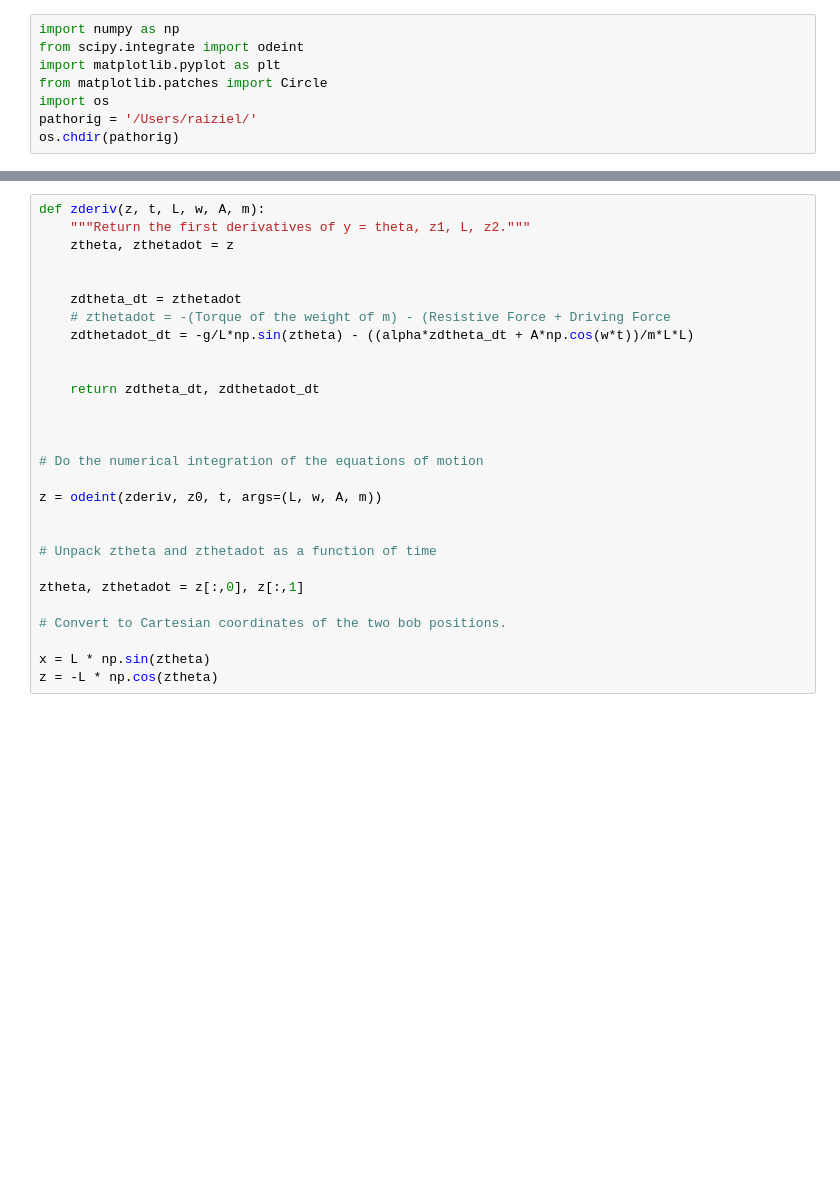
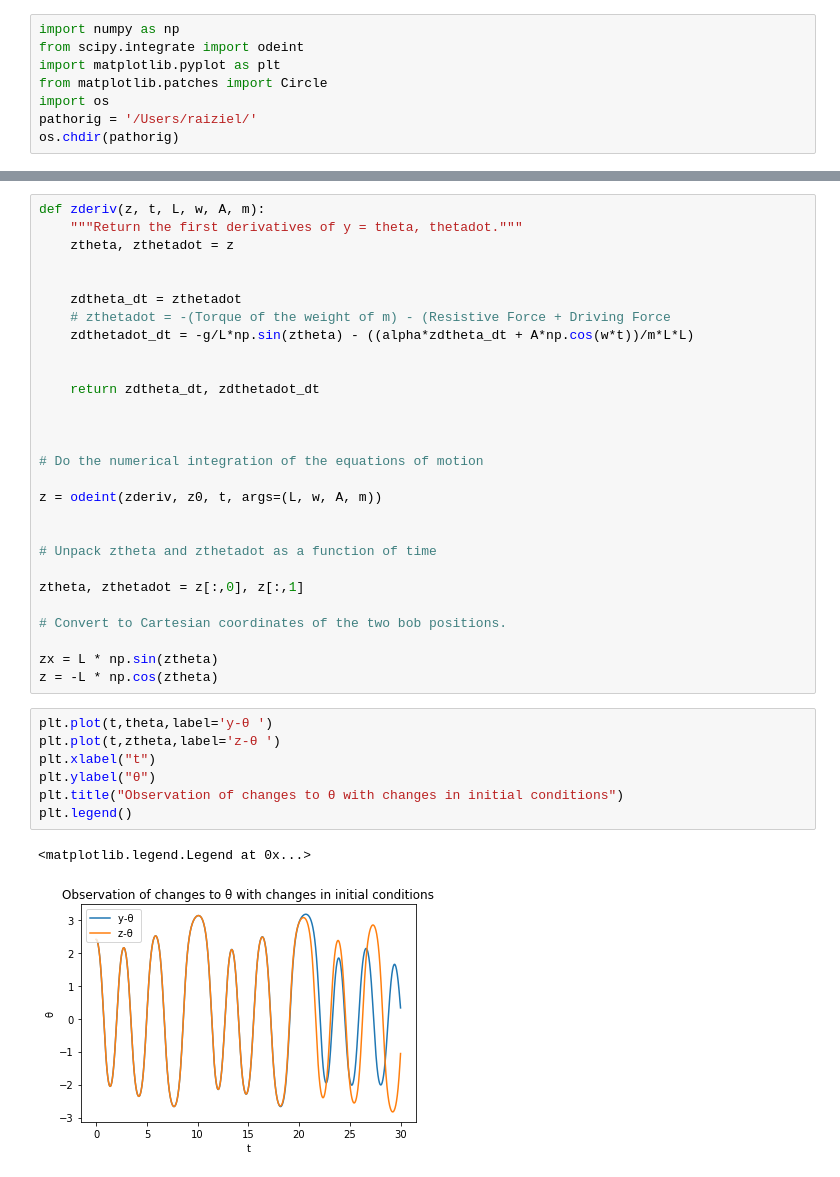
Before and after one commit to Raiziel/Experimental-Physics-Python-Projects, a Jupyter notebook: Damped Driven Pendulum.ipynb, the cells around one changed output, grey strips where cells are left out. Cells and saved outputs as stored; diff of their text form; blank space fills up the shorter version.

```diff
--- a/Damped Driven Pendulum.ipynb
+++ b/Damped Driven Pendulum.ipynb
@@ -74,6 +84,6 @@ y = -L * np.cos(theta)
 # %%
 def zderiv(z, t, L, w, A, m):
-    """Return the first derivatives of y = theta, z1, L, z2."""
+    """Return the first derivatives of y = theta, thetadot."""
     ztheta, zthetadot = z
 
 
@@ -97,6 +107,16 @@ ztheta, zthetadot = z[:,0], z[:,1]
 
 # Convert to Cartesian coordinates of the two bob positions.
 
-x = L * np.sin(ztheta)
+zx = L * np.sin(ztheta)
 z = -L * np.cos(ztheta)
+# %%
+plt.plot(t,theta,label='y-θ ')
+plt.plot(t,ztheta,label='z-θ ')
+plt.xlabel("t")
+plt.ylabel("θ")
+plt.title("Observation of changes to θ with changes in initial conditions")
+plt.legend()
+# %% [output]
+<matplotlib.legend.Legend at 0x...>
+[figure, added]
 # %%
```
Also changed, not shown: parts of 15 cells of this notebook, 2 other files.
